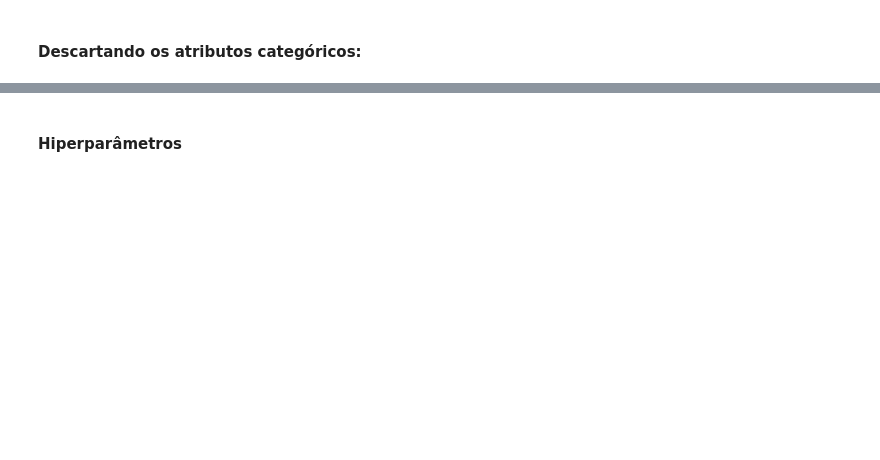
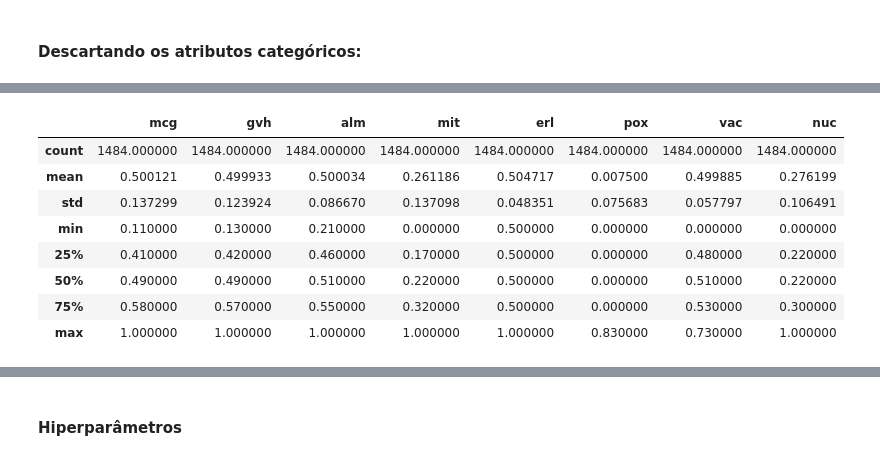
Before and after one commit to johnnyy/ML-EQUIPE-6, a Jupyter notebook: Questao1/FCM-DFCV.ipynb, the cells around one changed output, grey strips where cells are left out. Cells and saved outputs as stored; diff of their text form; code cells hidden in the pictures; blank space fills up the shorter version.

```diff
--- a/Questao1/FCM-DFCV.ipynb
+++ b/Questao1/FCM-DFCV.ipynb
@@ -44,0 +38,12 @@ relevant_data.head
+# %%
+df.describe()
+# %% [output]
+|  | mcg | gvh | alm | mit | erl | pox | vac | nuc |
+| count | 1484.000000 | 1484.000000 | 1484.000000 | 1484.000000 | 1484.000000 | 1484.000000 | 1484.000000 | 1484.000000 |
+| mean | 0.500121 | 0.499933 | 0.500034 | 0.261186 | 0.504717 | 0.007500 | 0.499885 | 0.276199 |
+| std | 0.137299 | 0.123924 | 0.086670 | 0.137098 | 0.048351 | 0.075683 | 0.057797 | 0.106491 |
+| min | 0.110000 | 0.130000 | 0.210000 | 0.000000 | 0.500000 | 0.000000 | 0.000000 | 0.000000 |
+| 25% | 0.410000 | 0.420000 | 0.460000 | 0.170000 | 0.500000 | 0.000000 | 0.480000 | 0.220000 |
+| 50% | 0.490000 | 0.490000 | 0.510000 | 0.220000 | 0.500000 | 0.000000 | 0.510000 | 0.220000 |
+| 75% | 0.580000 | 0.570000 | 0.550000 | 0.320000 | 0.500000 | 0.000000 | 0.530000 | 0.300000 |
+| max | 1.000000 | 1.000000 | 1.000000 | 1.000000 | 1.000000 | 0.830000 | 0.730000 | 1.000000 |
```
Also changed, not shown: parts of 34 cells of this notebook, 1 other file.
